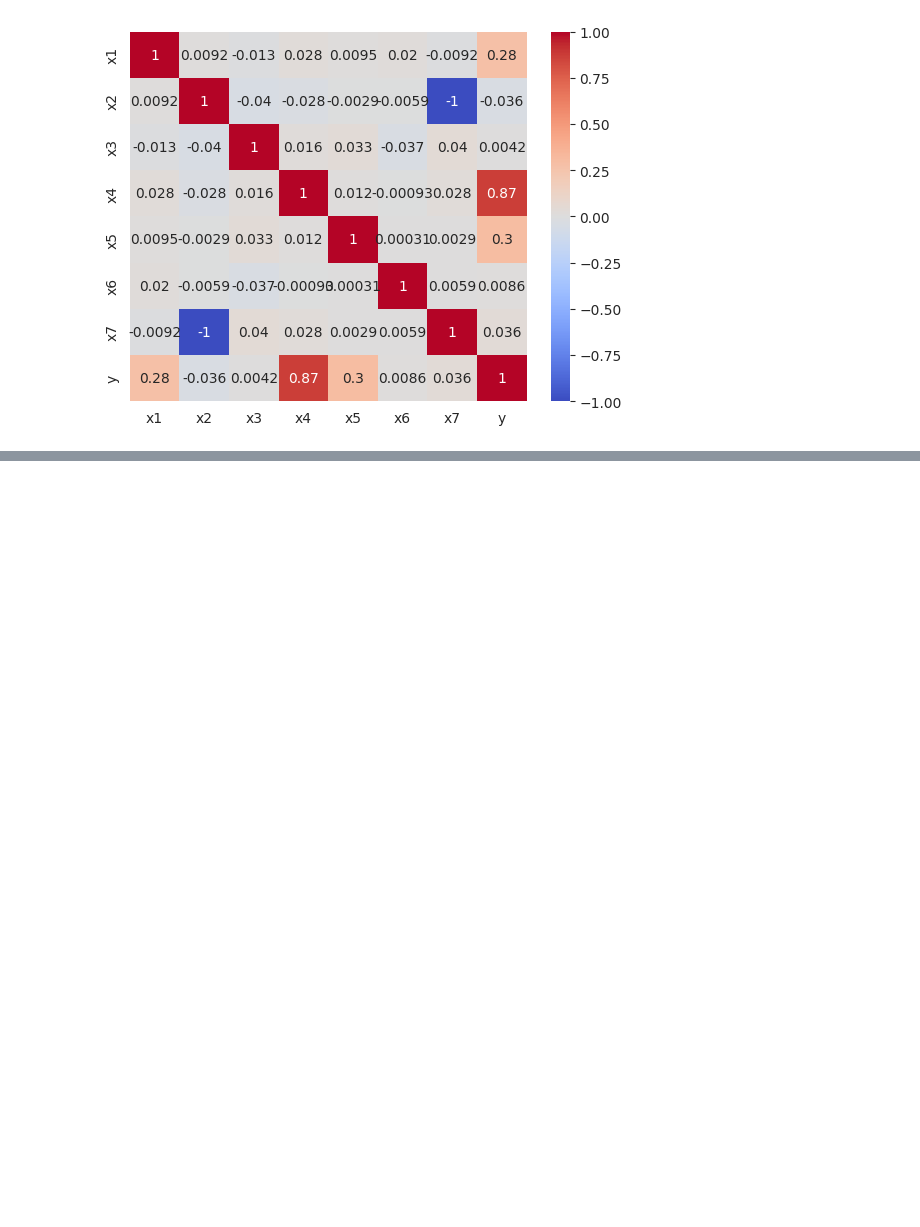
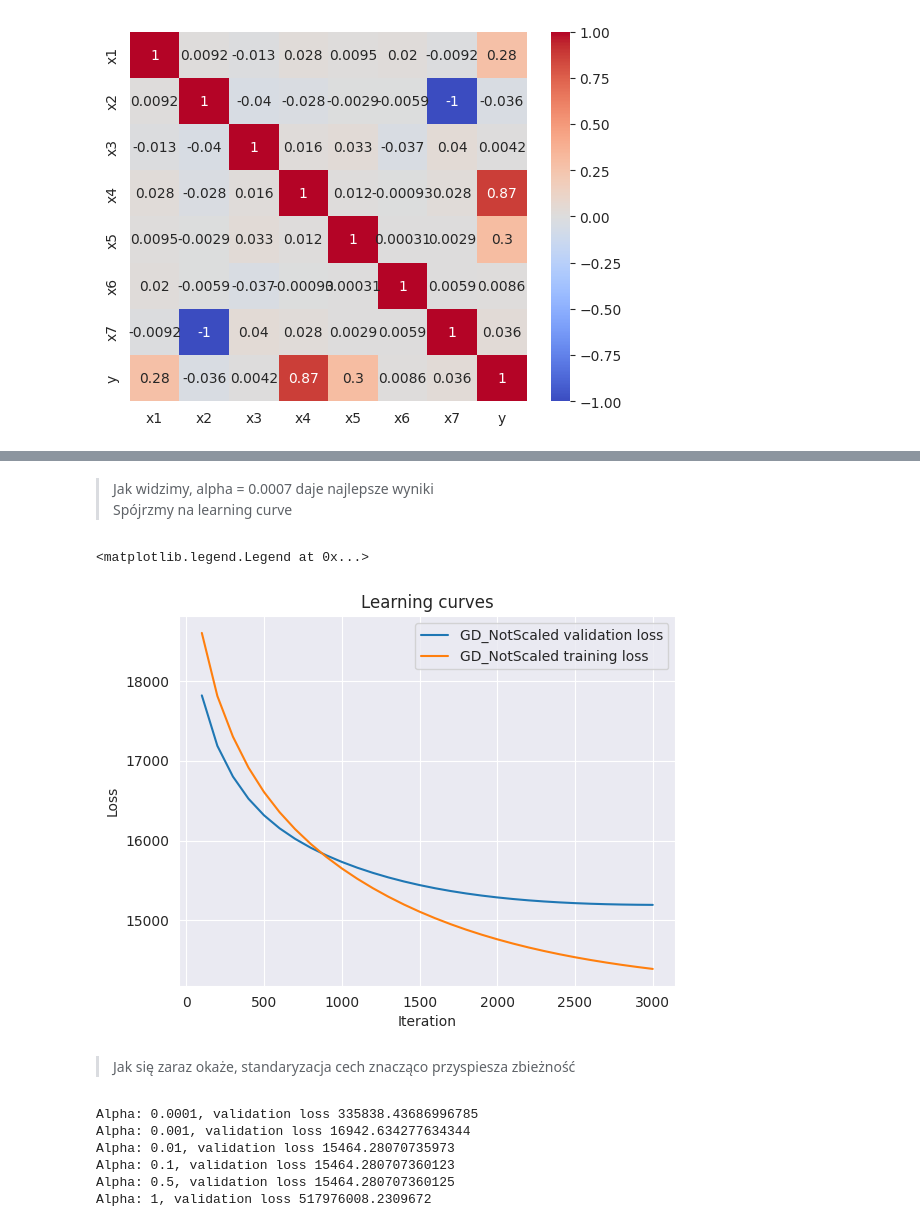
Before and after one commit to cieplypolar/linear-regression, a Jupyter notebook: main.ipynb, the cells around one changed output, grey strips where cells are left out. Saved outputs shown, nothing was run; the diff lists cells and outputs as text; code cells hidden in the pictures; blank space fills up the shorter version.

```diff
--- a/main.ipynb
+++ b/main.ipynb
@@ -37,13 +25,0 @@ sns.heatmap(correlation_matrix, annot=True, cmap='coolwarm')
-# %%
-from utilz import divide_dataset
-
-T = 10 # numer of iterations
-
-# and some constants
-K = 3000
-STEPS_TO_PLOT = 30
-EPSILON = 1e-5
-
-datasets = []
-for i in range(T):
-    datasets.append(divide_dataset(XY.copy(), fractions_train_val_test=[0.6, 0.2, 0.2]))
@@ -375,0 +256,57 @@ Batch size: 512, Error: 15110.392696949488
+# %% [markdown]
+> Jak widzimy, alpha = 0.0007 daje najlepsze wyniki \
+> Spójrzmy na learning curve
+# %%
+from utilz import run_linear_regression_model
+from linear_regression import GD_linear_regression
+from gradient import GD_OLS
+from loss import ols
+
+theta_GD_NotScaled, loss_GD_NotScaled, history_GD_NotScaled, training_GD_NotScaled =(
+run_linear_regression_model(
+    ft.partial(
+        GD_linear_regression,
+        grad=GD_OLS,
+        alpha=0.0007,
+        epochs=EPOCHS,
+        steps=STEPS_TO_PLOT,
+        loss=ols),
+    loss=ols,
+    datasets=datasets,
+    standardize=False,
+    use_test=False)
+)
+# %%
+steps = np.arange(1, STEPS_TO_PLOT + 1) * (EPOCHS // STEPS_TO_PLOT)
+
+fig, ax = plt.subplots()
+sns.lineplot(x = steps, y = history_GD_NotScaled, ax = ax, label='GD_NotScaled validation loss')
+sns.lineplot(x = steps, y = training_GD_NotScaled, ax = ax, label='GD_NotScaled training loss')
+ax.set(xlabel='Iteration', ylabel='Loss')
+ax.set_title('Learning curves')
+plt.legend()
+# %% [output]
+<matplotlib.legend.Legend at 0x...>
+[figure, added]
+# %% [markdown]
+> Jak się zaraz okaże, standaryzacja cech znacząco przyspiesza zbieżność
+# %%
+from utilz import search_alpha
+from linear_regression import GD_linear_regression
+from loss import ols
+from gradient import GD_OLS
+
+alphas = [0.0001, 0.001, 0.01, 0.1, 0.5, 1]
+search_alpha(
+    model=ft.partial(GD_linear_regression, grad=GD_OLS, epochs=EPOCHS),
+    loss=ols,
+    datasets=datasets,
+    alphas=alphas,
+    standardize=True)
+# %% [output]
+Alpha: 0.0001, validation loss 335838.43686996785
+Alpha: 0.001, validation loss 16942.634277634344
+Alpha: 0.01, validation loss 15464.28070735973
+Alpha: 0.1, validation loss 15464.280707360123
+Alpha: 0.5, validation loss 15464.280707360125
+Alpha: 1, validation loss 517976008.2309672
```
Also changed, not shown: parts of 103 cells of this notebook, 6 other files.
